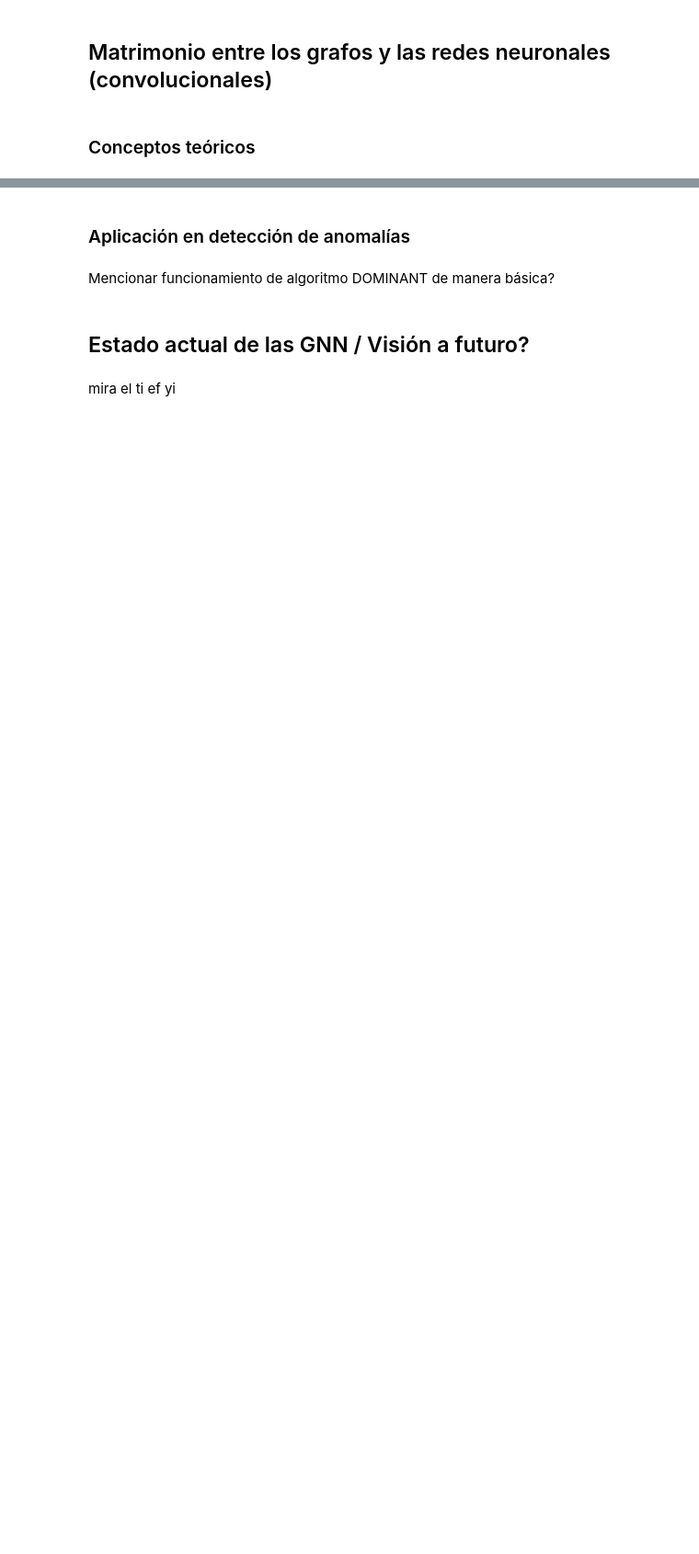
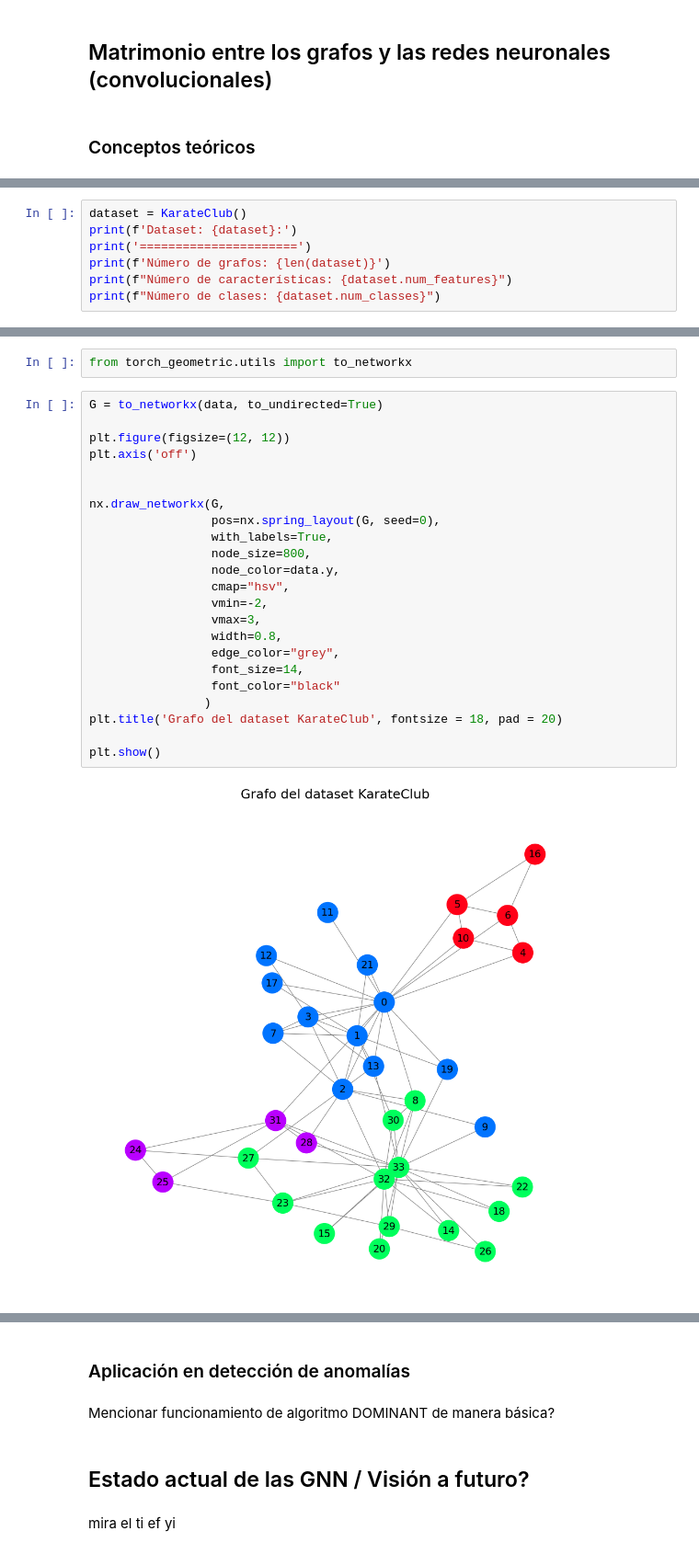
Before and after one commit to jemarle/graph_convolutional_networks, a Jupyter notebook: Introduction_jesus.ipynb, the cells around one changed output, grey strips where cells are left out. Shown at 92% size. Saved outputs shown, nothing was run; the diff lists cells and outputs as text; blank space fills up the shorter version.

```diff
--- a/Introduction_jesus.ipynb
+++ b/Introduction_jesus.ipynb
@@ -218,0 +235,7 @@ Se hará uso del dataset `Zachary's karate club`.
+# %%
+dataset = KarateClub()
+print(f'Dataset: {dataset}:')
+print('======================')
+print(f'Número de grafos: {len(dataset)}')
+print(f"Número de características: {dataset.num_features}")
+print(f"Número de clases: {dataset.num_classes}")
@@ -218,0 +324,27 @@ Se hará uso del dataset `Zachary's karate club`.
+# %%
+from torch_geometric.utils import to_networkx
+# %%
+G = to_networkx(data, to_undirected=True)
+
+plt.figure(figsize=(12, 12))
+plt.axis('off')
+
+
+nx.draw_networkx(G,
+                 pos=nx.spring_layout(G, seed=0),
+                 with_labels=True,
+                 node_size=800,
+                 node_color=data.y,
+                 cmap="hsv",
+                 vmin=-2,
+                 vmax=3,
+                 width=0.8,
+                 edge_color="grey",
+                 font_size=14,
+                 font_color="black"
+                )
+plt.title('Grafo del dataset KarateClub', fontsize = 18, pad = 20)
+
+plt.show()
+# %% [output]
+[figure, added]
```
Also changed, not shown: parts of 34 cells of this notebook, 5 other files.
